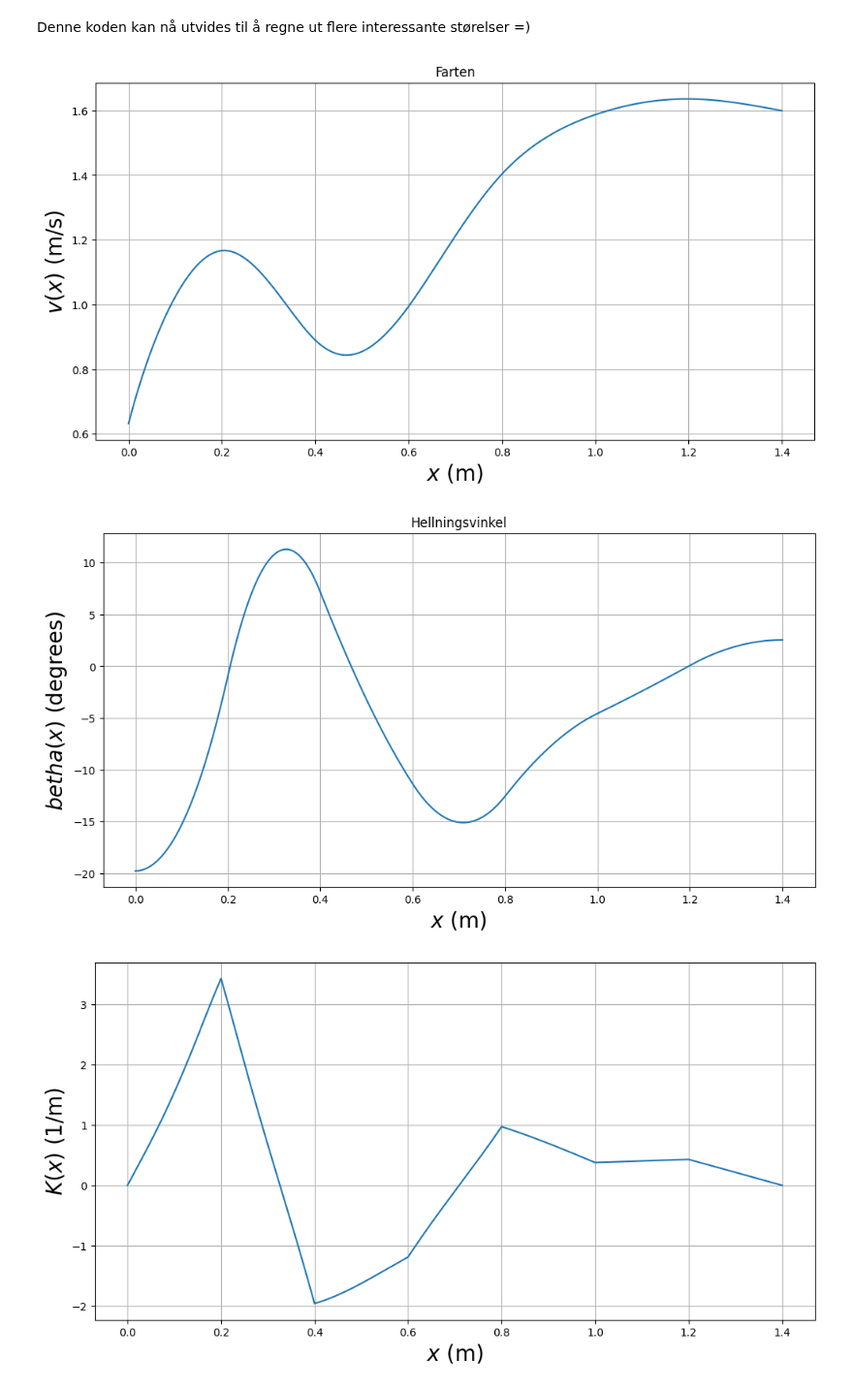
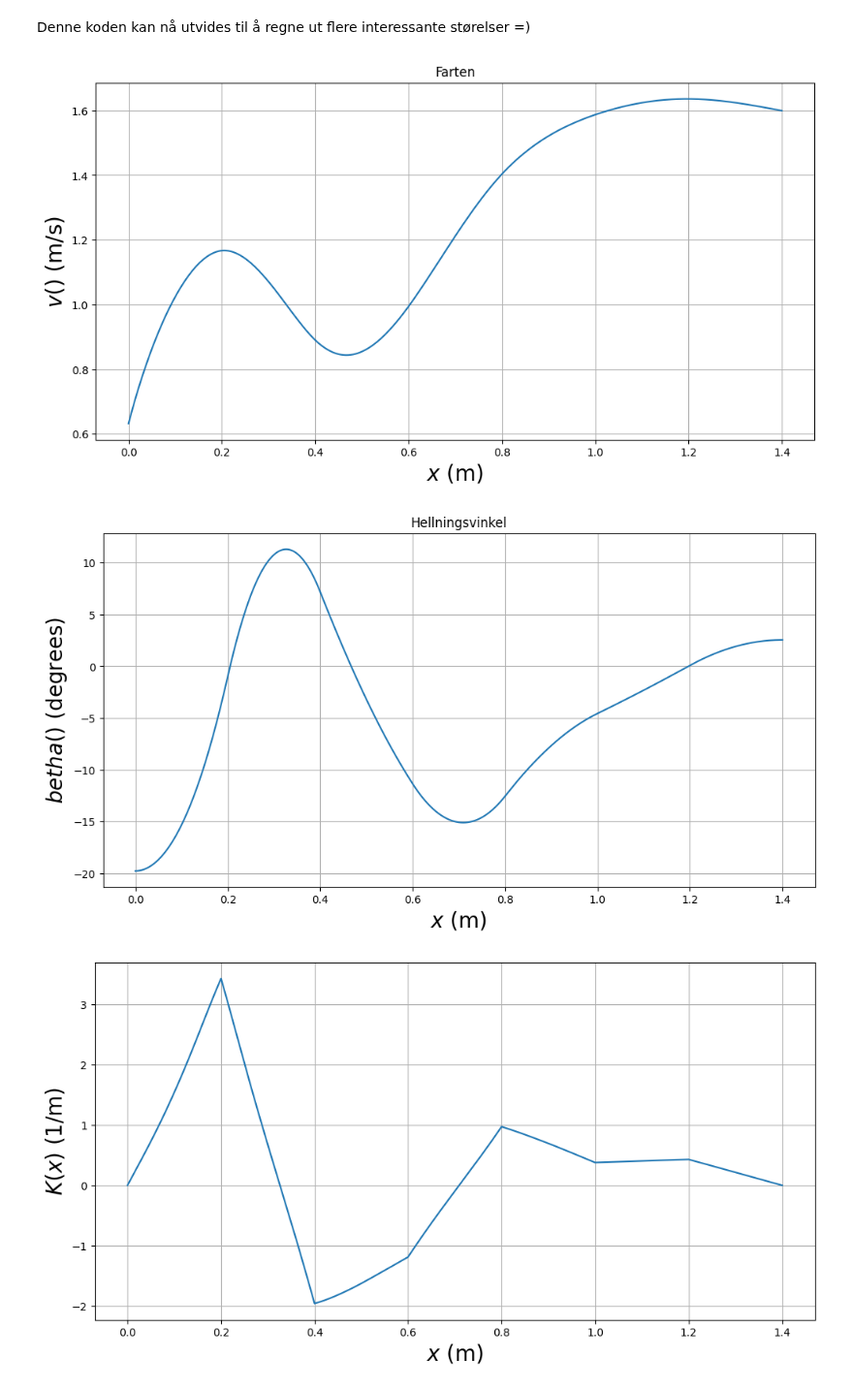
Before and after one commit to KSkrede/FysikkLab, a Jupyter notebook: FysikkLab.ipynb, the cells around one changed output. Shown at 97% size. Saved outputs shown, nothing was run; the diff lists cells and outputs as text; code cells hidden in the pictures.

```diff
--- a/FysikkLab.ipynb
+++ b/FysikkLab.ipynb
@@ -79,17 +79,17 @@ R = 0.011
 treghetmoment = c*M*R*R
 # %%
 # fart
-def v(x):
+def v():
     return np.sqrt((2*9.81*(y[0]-y)/1+c))
 # %%
 fart = plt.figure('y(x)', figsize=(12, 6))
-plt.plot(x, v(x))
+plt.plot(x, v())
 plt.title('Farten')
 plt.xlabel('$x$ (m)', fontsize=20)
-plt.ylabel('$v(x)$ (m/s)', fontsize=20)
+plt.ylabel('$v()$ (m/s)', fontsize=20)
 plt.grid()
 plt.show()
 # %% [output]
-[figure, old version]
+[figure, new version]
 # %%
 # hellningsvinkel
@@ -97,14 +97,14 @@ def betha(x):
     return np.arctan(dy)
 # %%
 beta = plt.figure('y(x)', figsize=(12, 6))
-plt.plot(x, betha(x)*180/np.pi)
+plt.plot(x, betha()*180/np.pi)
 plt.title('Hellningsvinkel')
 plt.xlabel('$x$ (m)', fontsize=20)
-plt.ylabel('$betha(x)$ (degrees)', fontsize=20)
+plt.ylabel('$betha()$ (degrees)', fontsize=20)
 plt.grid()
 plt.show()
 # %% [output]
-[figure, old version]
+[figure, new version]
 # %%
 # sentripetalakselerasjon
 def k(x):
```
Also changed, not shown: parts of 8 cells of this notebook.
